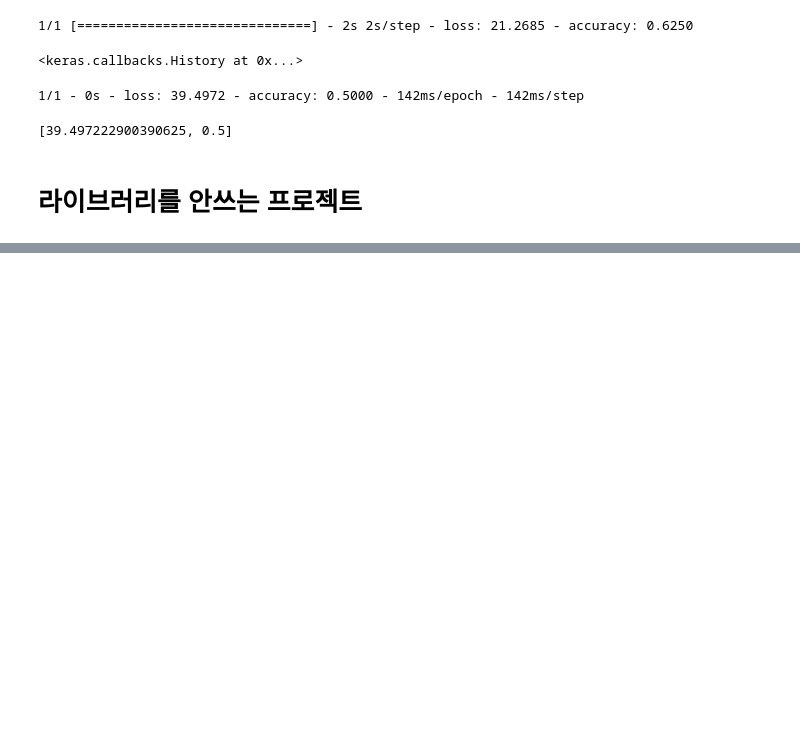
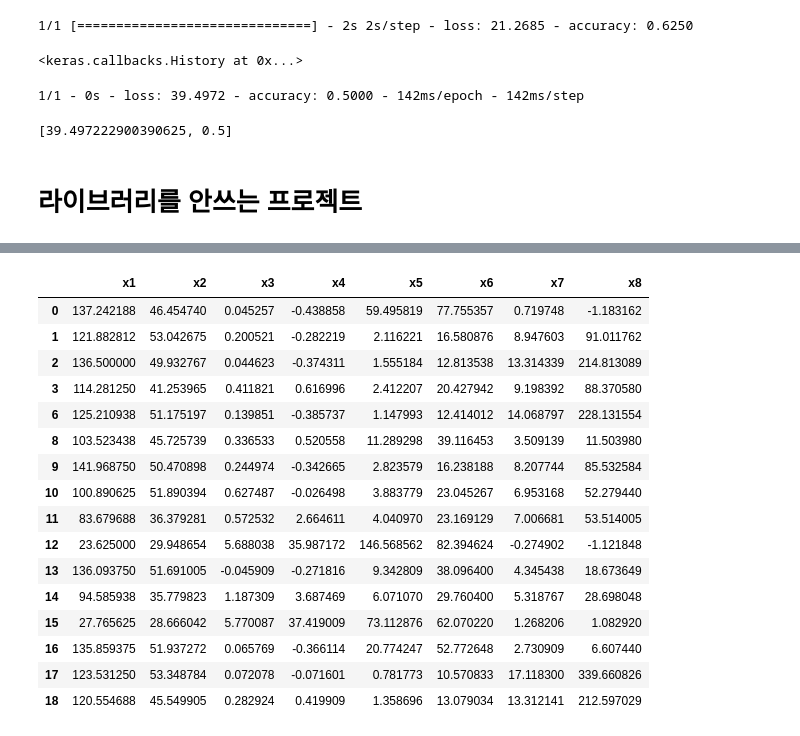
Before and after one commit to youngwoo3283/projectcp1_ANN, a Jupyter notebook: 프로젝트_cp1.ipynb, the cells around one changed output, grey strips where cells are left out. Drawn from its saved outputs; the diff is of its cells as text; code cells hidden in the pictures; blank space fills up the shorter version.

```diff
--- a/프로젝트_cp1.ipynb
+++ b/프로젝트_cp1.ipynb
@@ -105,3 +135,23 @@ X_train,y_train,X_test,y_test = data_split(df,0.2)
+# %%
+X_train
+# %% [output]
+|  | x1 | x2 | x3 | x4 | x5 | x6 | x7 | x8 |
+| 0 | 137.242188 | 46.454740 | 0.045257 | -0.438858 | 59.495819 | 77.755357 | 0.719748 | -1.183162 |
+| 1 | 121.882812 | 53.042675 | 0.200521 | -0.282219 | 2.116221 | 16.580876 | 8.947603 | 91.011762 |
+| 2 | 136.500000 | 49.932767 | 0.044623 | -0.374311 | 1.555184 | 12.813538 | 13.314339 | 214.813089 |
+| 3 | 114.281250 | 41.253965 | 0.411821 | 0.616996 | 2.412207 | 20.427942 | 9.198392 | 88.370580 |
+| 6 | 125.210938 | 51.175197 | 0.139851 | -0.385737 | 1.147993 | 12.414012 | 14.068797 | 228.131554 |
+| 8 | 103.523438 | 45.725739 | 0.336533 | 0.520558 | 11.289298 | 39.116453 | 3.509139 | 11.503980 |
+| 9 | 141.968750 | 50.470898 | 0.244974 | -0.342665 | 2.823579 | 16.238188 | 8.207744 | 85.532584 |
+| 10 | 100.890625 | 51.890394 | 0.627487 | -0.026498 | 3.883779 | 23.045267 | 6.953168 | 52.279440 |
+| 11 | 83.679688 | 36.379281 | 0.572532 | 2.664611 | 4.040970 | 23.169129 | 7.006681 | 53.514005 |
+| 12 | 23.625000 | 29.948654 | 5.688038 | 35.987172 | 146.568562 | 82.394624 | -0.274902 | -1.121848 |
+| 13 | 136.093750 | 51.691005 | -0.045909 | -0.271816 | 9.342809 | 38.096400 | 4.345438 | 18.673649 |
+| 14 | 94.585938 | 35.779823 | 1.187309 | 3.687469 | 6.071070 | 29.760400 | 5.318767 | 28.698048 |
+| 15 | 27.765625 | 28.666042 | 5.770087 | 37.419009 | 73.112876 | 62.070220 | 1.268206 | 1.082920 |
+| 16 | 135.859375 | 51.937272 | 0.065769 | -0.366114 | 20.774247 | 52.772648 | 2.730909 | 6.607440 |
+| 17 | 123.531250 | 53.348784 | 0.072078 | -0.071601 | 0.781773 | 10.570833 | 17.118300 | 339.660826 |
+| 18 | 120.554688 | 45.549905 | 0.282924 | 0.419909 | 1.358696 | 13.079034 | 13.312141 | 212.597029 |
 # %%
 X_test
 # %% [output]
```
Also changed, not shown: parts of 34 cells of this notebook.
